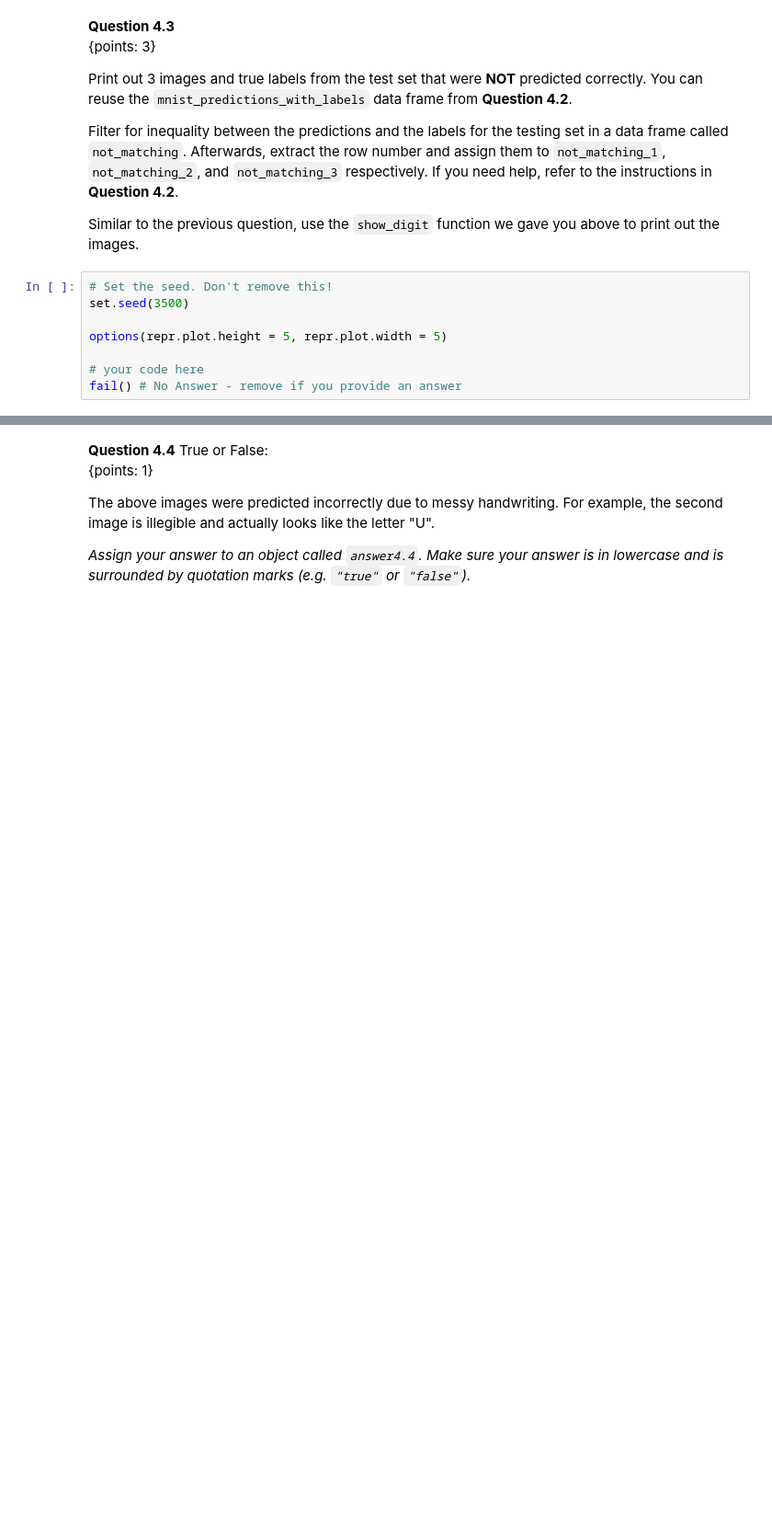
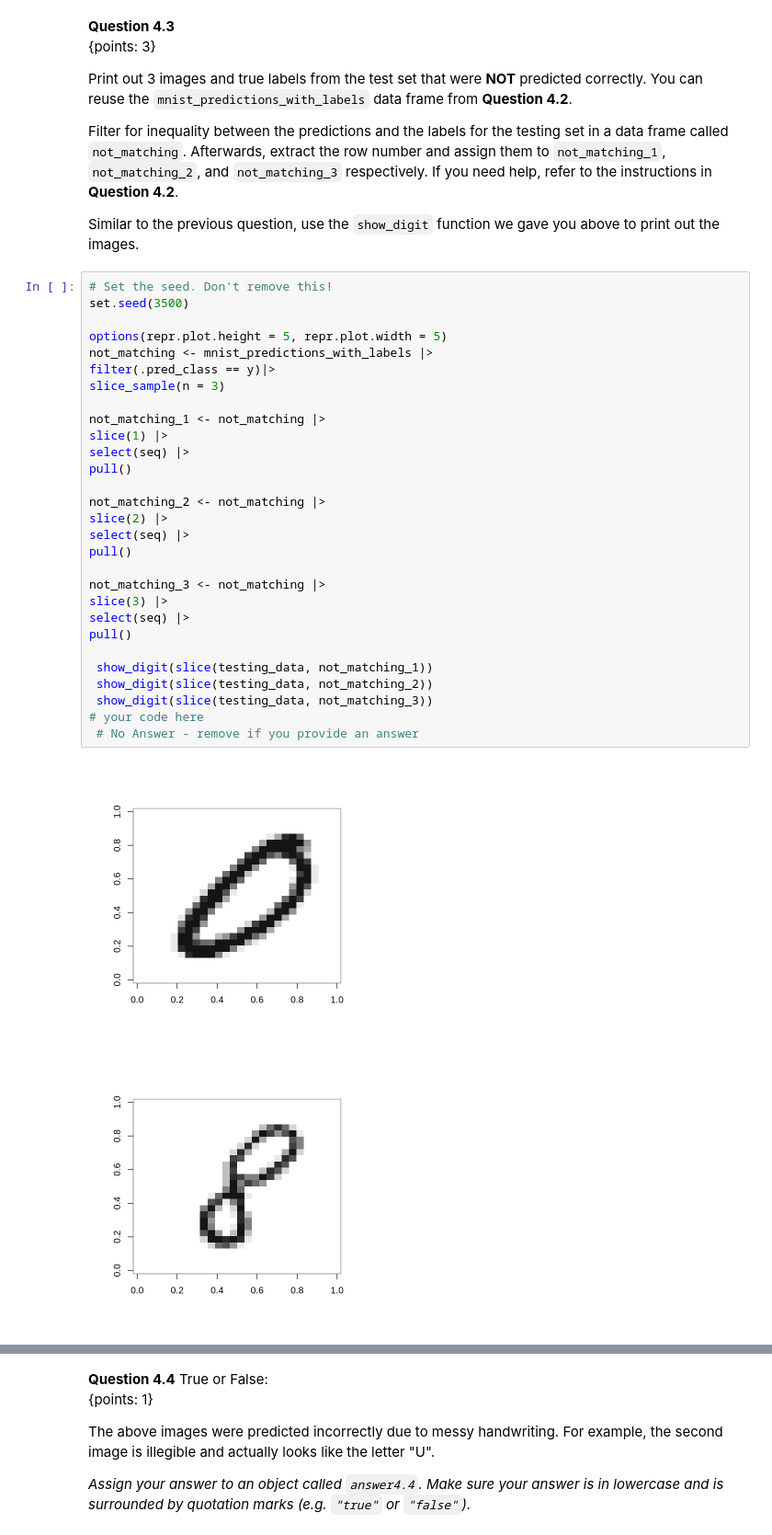
Before and after one commit to ca-vas/dsci-100-student, a Jupyter notebook: materials/R/tutorial_classification2/tutorial_classification2.ipynb, the cells around one changed output, grey strips where cells are left out. Shown at 92% size. Cells and saved outputs as stored; diff of their text form; blank space fills up the shorter version.

```diff
--- a/materials/R/tutorial_classification2/tutorial_classification2.ipynb
+++ b/materials/R/tutorial_classification2/tutorial_classification2.ipynb
@@ -666,8 +691,32 @@ Similar to the previous question, use the `show_digit` function we gave you abov
 # %%
 # Set the seed. Don't remove this!
 set.seed(3500)
 
 options(repr.plot.height = 5, repr.plot.width = 5)
+not_matching <- mnist_predictions_with_labels |>
+filter(.pred_class == y)|>
+slice_sample(n = 3)
 
+not_matching_1 <- not_matching |>
+slice(1) |>
+select(seq) |>
+pull()
+
+not_matching_2 <- not_matching |>
+slice(2) |>
+select(seq) |>
+pull()
+
+not_matching_3 <- not_matching |>
+slice(3) |>
+select(seq) |>
+pull()
+
+ show_digit(slice(testing_data, not_matching_1))
+ show_digit(slice(testing_data, not_matching_2))
+ show_digit(slice(testing_data, not_matching_3))
 # your code here
-fail() # No Answer - remove if you provide an answer
+ # No Answer - remove if you provide an answer
+# %% [output]
+[figure, added]
+[figure, added]
```
Also changed, not shown: parts of 22 cells of this notebook.
